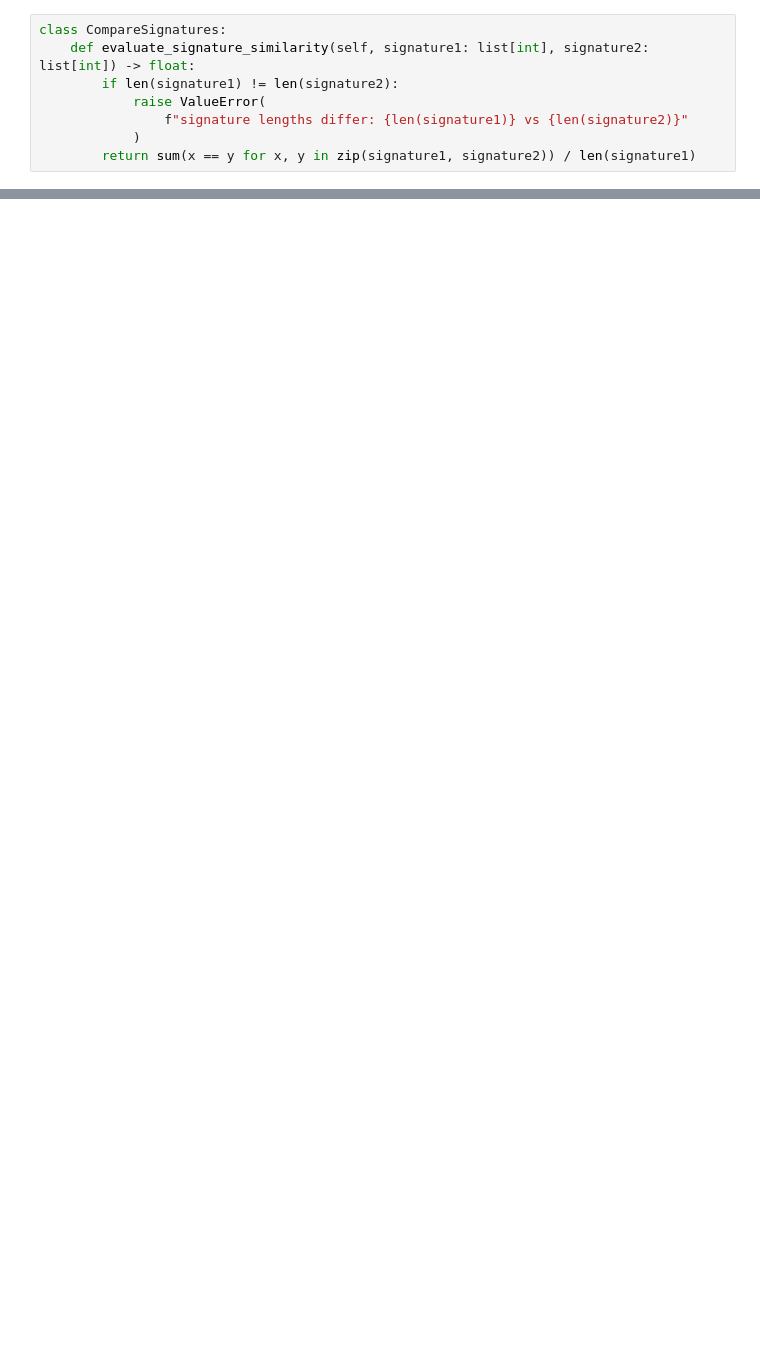
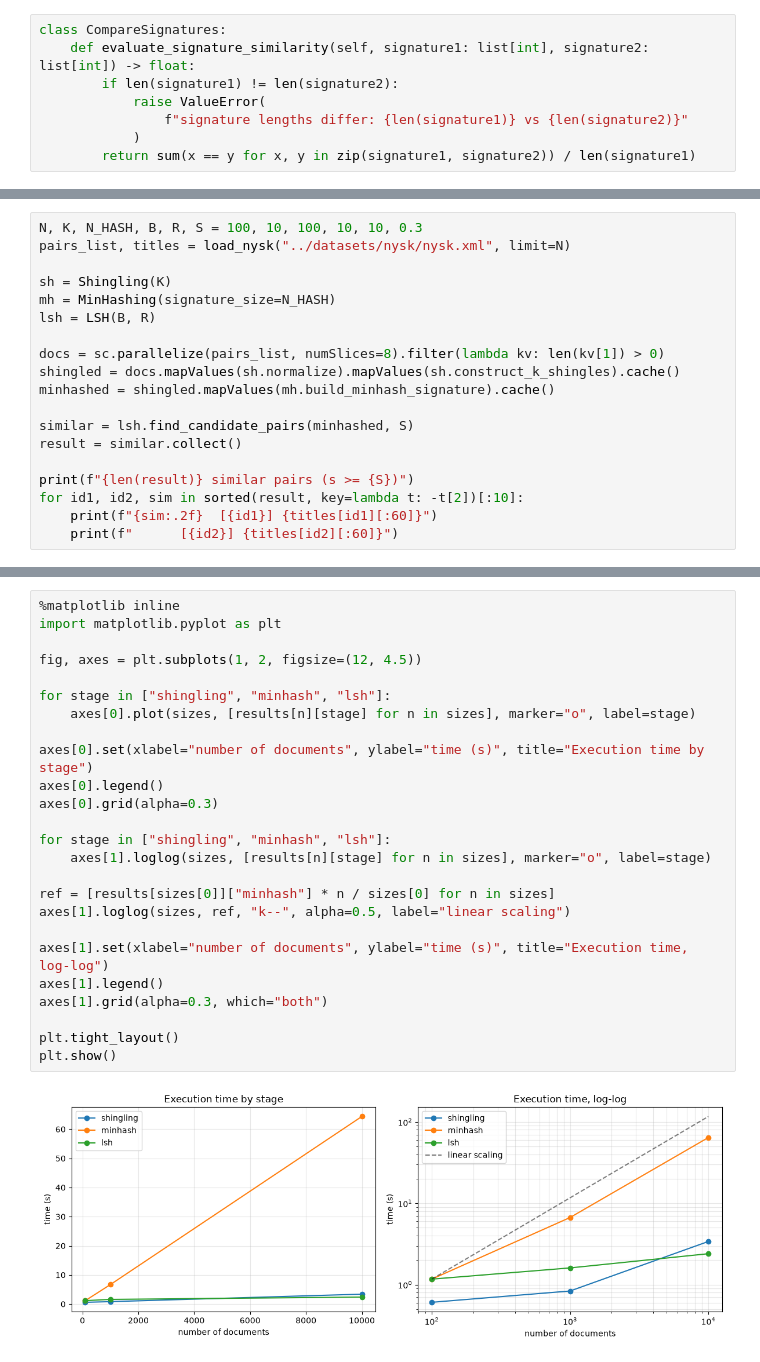
Before and after one commit to lavanda888boy/DataMining_Labs, a Jupyter notebook: notebooks/Lab_1.ipynb, the cells around one changed output, grey strips where cells are left out. Saved outputs shown, nothing was run; the diff lists cells and outputs as text; blank space fills up the shorter version.

```diff
--- a/notebooks/Lab_1.ipynb
+++ b/notebooks/Lab_1.ipynb
@@ -174,0 +249,19 @@ abs error:                          0.0090
+# %%
+N, K, N_HASH, B, R, S = 100, 10, 100, 10, 10, 0.3
+pairs_list, titles = load_nysk("../datasets/nysk/nysk.xml", limit=N)
+
+sh = Shingling(K)
+mh = MinHashing(signature_size=N_HASH)
+lsh = LSH(B, R)
+
+docs = sc.parallelize(pairs_list, numSlices=8).filter(lambda kv: len(kv[1]) > 0)
+shingled = docs.mapValues(sh.normalize).mapValues(sh.construct_k_shingles).cache()
+minhashed = shingled.mapValues(mh.build_minhash_signature).cache()
+
+similar = lsh.find_candidate_pairs(minhashed, S)
+result = similar.collect()
+
+print(f"{len(result)} similar pairs (s >= {S})")
+for id1, id2, sim in sorted(result, key=lambda t: -t[2])[:10]:
+    print(f"{sim:.2f}  [{id1}] {titles[id1][:60]}")
+    print(f"      [{id2}] {titles[id2][:60]}")
@@ -174,0 +321,27 @@ abs error:                          0.0090
+# %%
+%matplotlib inline
+import matplotlib.pyplot as plt
+
+fig, axes = plt.subplots(1, 2, figsize=(12, 4.5))
+
+for stage in ["shingling", "minhash", "lsh"]:
+    axes[0].plot(sizes, [results[n][stage] for n in sizes], marker="o", label=stage)
+
+axes[0].set(xlabel="number of documents", ylabel="time (s)", title="Execution time by stage")
+axes[0].legend()
+axes[0].grid(alpha=0.3)
+
+for stage in ["shingling", "minhash", "lsh"]:
+    axes[1].loglog(sizes, [results[n][stage] for n in sizes], marker="o", label=stage)
+
+ref = [results[sizes[0]]["minhash"] * n / sizes[0] for n in sizes]
+axes[1].loglog(sizes, ref, "k--", alpha=0.5, label="linear scaling")
+
+axes[1].set(xlabel="number of documents", ylabel="time (s)", title="Execution time, log-log")
+axes[1].legend()
+axes[1].grid(alpha=0.3, which="both")
+
+plt.tight_layout()
+plt.show()
+# %% [output]
+[figure, added]
```
Also changed, not shown: parts of 9 cells of this notebook.
